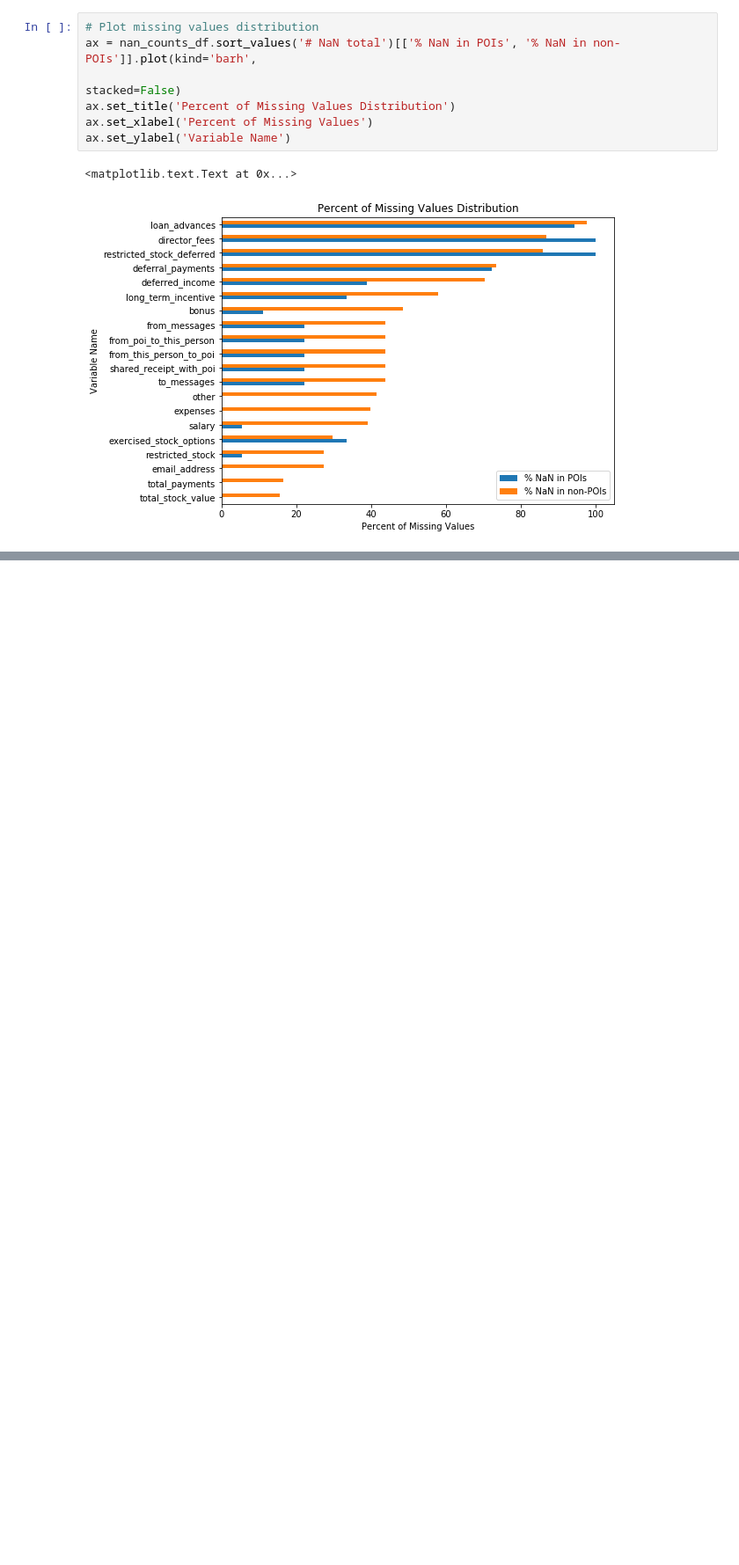
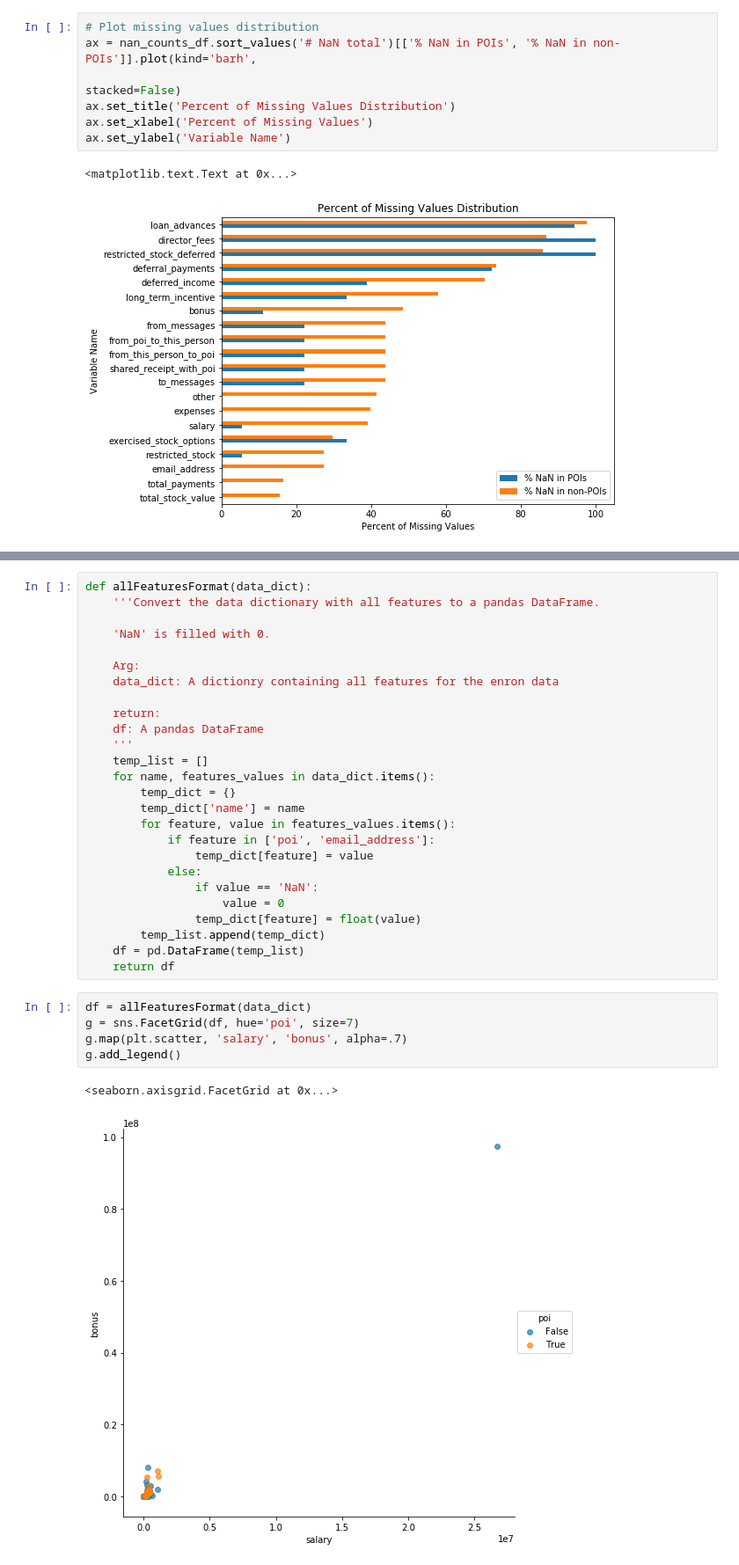
Before and after one commit to Zhenmao/udacity-dand-p5-identify-fraud-from-enron-email, a Jupyter notebook: udacity-dand-p5-identify-fraud-from-enron-email.ipynb, the cells around one changed output, grey strips where cells are left out. Shown at 88% size. Cells and saved outputs as stored; diff of their text form; blank space fills up the shorter version.

```diff
--- a/udacity-dand-p5-identify-fraud-from-enron-email.ipynb
+++ b/udacity-dand-p5-identify-fraud-from-enron-email.ipynb
@@ -143,0 +143,34 @@ ax.set_ylabel('Variable Name')
+# %%
+def allFeaturesFormat(data_dict):
+    '''Convert the data dictionary with all features to a pandas DataFrame.
+
+    'NaN' is filled with 0.
+
+    Arg:
+    data_dict: A dictionry containing all features for the enron data
+
+    return:
+    df: A pandas DataFrame
+    '''
+    temp_list = []
+    for name, features_values in data_dict.items():
+        temp_dict = {}
+        temp_dict['name'] = name
+        for feature, value in features_values.items():
+            if feature in ['poi', 'email_address']:
+                temp_dict[feature] = value
+            else:
+                if value == 'NaN':
+                    value = 0
+                temp_dict[feature] = float(value)
+        temp_list.append(temp_dict)
+    df = pd.DataFrame(temp_list)
+    return df
+# %%
+df = allFeaturesFormat(data_dict)
+g = sns.FacetGrid(df, hue='poi', size=7)
+g.map(plt.scatter, 'salary', 'bonus', alpha=.7)
+g.add_legend()
+# %% [output]
+<seaborn.axisgrid.FacetGrid at 0x...>
+[figure, added]
```
Also changed, not shown: parts of 5 cells of this notebook.
